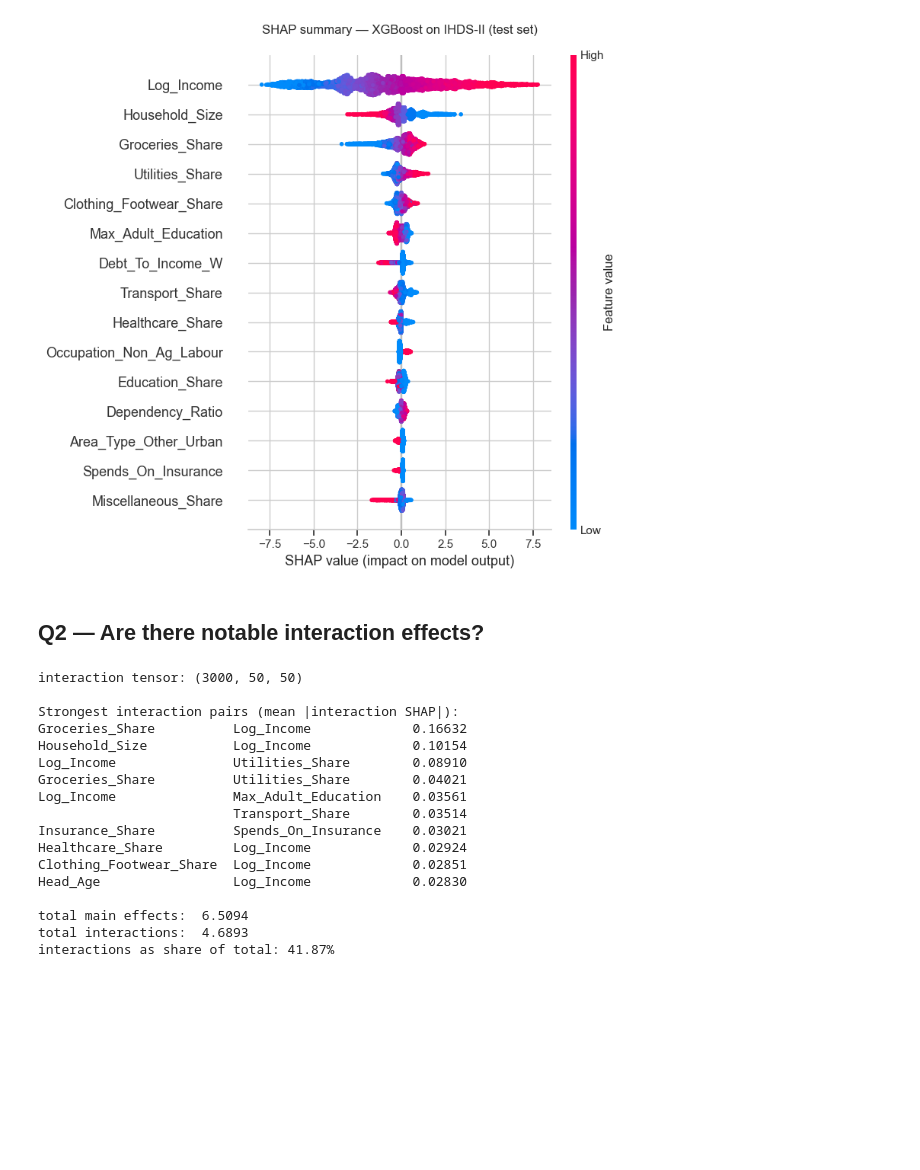
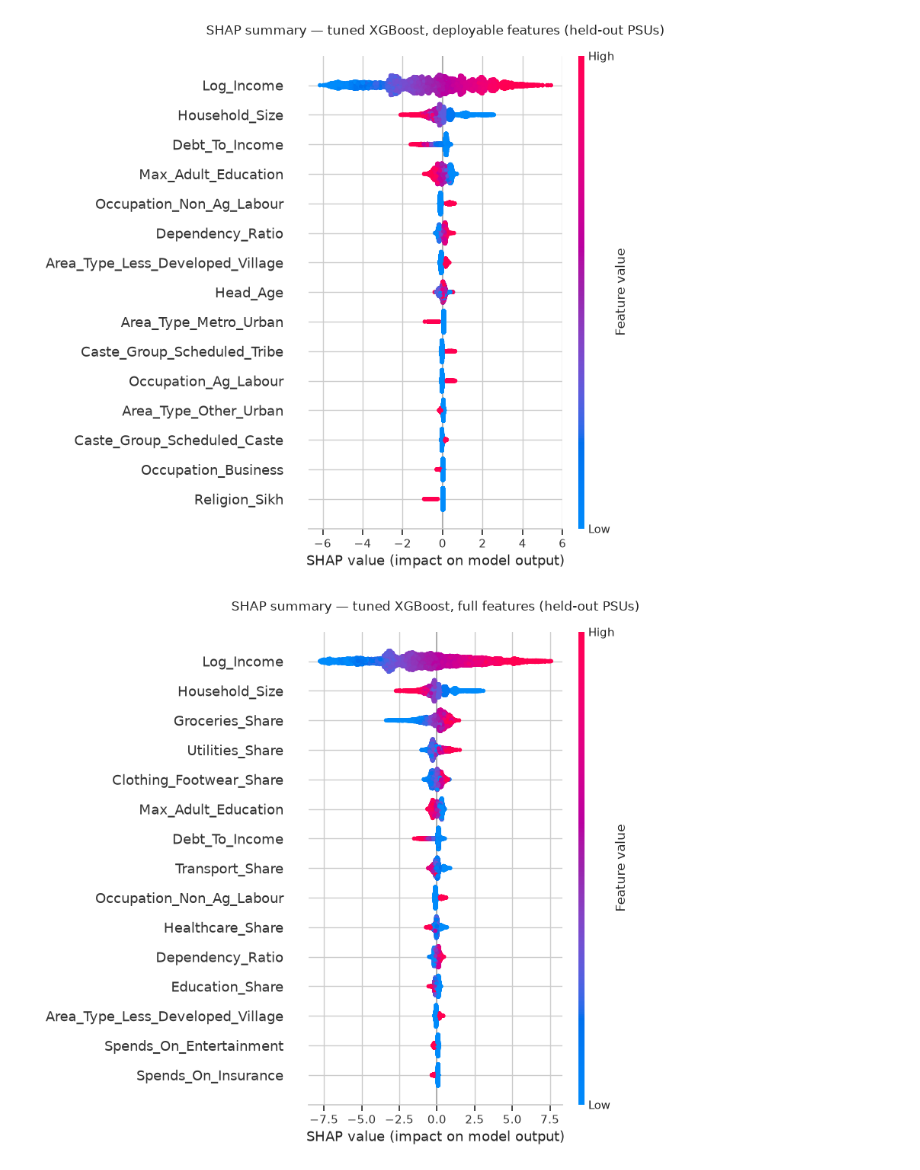
Before and after one commit to saint2706/savings-goal-classifier, a Jupyter notebook: notebooks/05_explainability.ipynb, the cells around one changed output. Drawn from its saved outputs; the diff is of its cells as text; code cells hidden in the pictures; blank space fills up the shorter version.

```diff
--- a/notebooks/05_explainability.ipynb
+++ b/notebooks/05_explainability.ipynb
@@ -191,0 +93,20 @@ Education                   0.0315
+# %%
+shap_vals, family_tbl, perm_tbl, per_col = {}, {}, {}, {}
+for name in SETS:
+    values, base, err = explain.tree_shap(fitted[name][-1], Xt[name])
+    shap_vals[name] = values
+    print(f"{name}: additivity check, max |sum(SHAP) + base - margin| = {err:.2e}")
+    per_col[name] = pd.Series(np.abs(values).mean(axis=0), index=names[name]).sort_values(ascending=False)
+    family_tbl[name] = explain.grouped_shap(values, names[name], explain.feature_families(names[name]))
+    perm_tbl[name] = explain.grouped_permutation_importance(
+        fitted[name], test[SETS[name] + C.CATEGORICALS], test["Goal_Met"],
+        explain.raw_families(SETS[name] + C.CATEGORICALS), roc_auc_score, n_repeats=5)
+
+for name in SETS:
+    print(f"\n=== {name} model: top 10 columns by mean |SHAP| ===")
+    print(per_col[name].head(10).round(4).to_string())
+    both = family_tbl[name][["grouped mean |SHAP|", "share of grouped total"]].join(
+        perm_tbl[name][["importance", "share"]].rename(columns={"importance": "ROC-AUC drop (permuted)",
+                                                                "share": "share of permutation total"}))
+    print(f"\n=== {name} model: feature families (SHAP summed within family vs permutation) ===")
+    print(both.round(4).to_string())
@@ -192,51 +131,12 @@ Education                   0.0315
 # %%
-fig = plt.figure(figsize=(10, 8))
-shap.summary_plot(shap_values, Xt_test.to_numpy(), feature_names=FEATURE_NAMES,
-                  max_display=15, show=False)
-plt.title("SHAP summary — XGBoost on IHDS-II (test set)", pad=20)
-plt.tight_layout()
-plt.savefig("../results/shap_summary.png", dpi=150, bbox_inches="tight")
-plt.show()
+for name in SETS:
+    fig = plt.figure(figsize=(10, 7))
+    shap.summary_plot(shap_vals[name], Xt[name].to_numpy(), feature_names=names[name], max_display=15, show=False)
+    plt.title(f"SHAP summary — tuned XGBoost, {name} features (held-out PSUs)", pad=20)
+    plt.tight_layout()
+    plt.savefig(C.RESULTS / ("shap_summary.png" if name == "deployable" else "shap_summary_full.png"),
+                dpi=150, bbox_inches="tight")
+    plt.show()
 # %% [output]
-[figure, old version]
+[figure, new version]
+[figure, added]
-# %% [markdown]
-## Q2 — Are there notable interaction effects?
-# %%
-# Does area type change how much dependents cost a household? Interactions are the
-# thing a purely additive model cannot express, so they are worth quantifying.
-sample = Xt_test.sample(min(3000, len(Xt_test)), random_state=42)
-inter_full = model.get_booster().predict(xgb.DMatrix(sample), pred_interactions=True)
-inter = inter_full[:, :-1, :-1]   # drop the bias row/column
-print("interaction tensor:", inter.shape)
-
-n = len(FEATURE_NAMES)
-iv = np.abs(inter).mean(axis=0)
-np.fill_diagonal(iv, 0)
-pairs = (pd.DataFrame(iv, index=FEATURE_NAMES, columns=FEATURE_NAMES)
-         .stack().sort_values(ascending=False))
-pairs = pairs[pairs.index.get_level_values(0) < pairs.index.get_level_values(1)]
-print("\nStrongest interaction pairs (mean |interaction SHAP|):")
-print(pairs.head(10).round(5).to_string())
-
-diag = pd.Series(np.abs(inter).mean(axis=0).diagonal(), index=FEATURE_NAMES)
-print(f"\ntotal main effects:  {diag.sum():.4f}")
-print(f"total interactions:  {pairs.sum() * 2:.4f}")
-print(f"interactions as share of total: {pairs.sum() * 2 / (diag.sum() + pairs.sum() * 2):.2%}")
-# %% [output]
-interaction tensor: (3000, 50, 50)
-
-Strongest interaction pairs (mean |interaction SHAP|):
-Groceries_Share          Log_Income             0.16632
-Household_Size           Log_Income             0.10154
-Log_Income               Utilities_Share        0.08910
-Groceries_Share          Utilities_Share        0.04021
-Log_Income               Max_Adult_Education    0.03561
-                         Transport_Share        0.03514
-Insurance_Share          Spends_On_Insurance    0.03021
-Healthcare_Share         Log_Income             0.02924
-Clothing_Footwear_Share  Log_Income             0.02851
-Head_Age                 Log_Income             0.02830
-
-total main effects:  6.5094
-total interactions:  4.6893
-interactions as share of total: 41.87%
```
Also changed, not shown: parts of 22 cells of this notebook, 42 other files.
